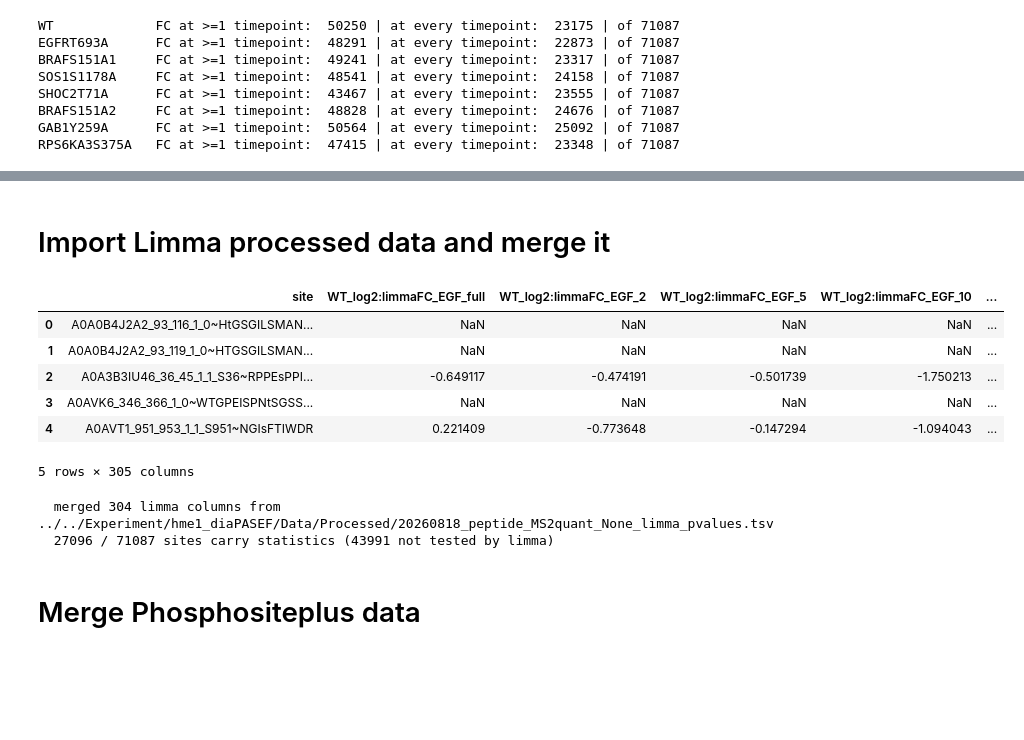
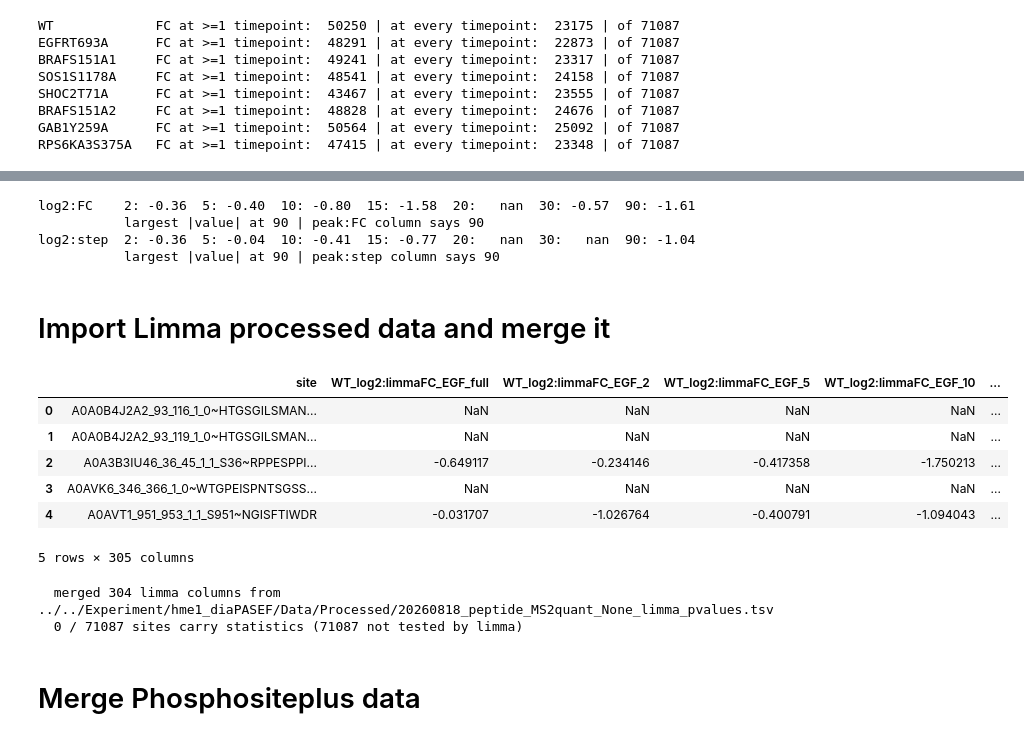
Before and after one commit to IgnacioNavas/TMT_Data_analysis, a Jupyter notebook: notebooks/01_preprocessing/LFQ_diaPASEF.ipynb, the cells around one changed output, grey strips where cells are left out. Saved outputs shown, nothing was run; the diff lists cells and outputs as text; code cells hidden in the pictures; blank space fills up the shorter version.

Commit message:
data transformation

```diff
--- a/notebooks/01_preprocessing/LFQ_diaPASEF.ipynb
+++ b/notebooks/01_preprocessing/LFQ_diaPASEF.ipynb
@@ -260,3 +485,26 @@ RPS6KA3S375A   FC at >=1 timepoint:  47415 | at every timepoint:  23348 | of 710
+# %%
+# Spot-check on one site: the labelled timepoints must be the argmax of |log2:FC| and |log2:step|.
+# `full` / `starve` are dropped here for the same reason add_peak_timepoints() excludes them, and
+# .abs().idxmax() is used rather than numpy argmax — argmax would return a NaN position.
+_row = df_transformed[df_transformed["WT_peak:FC_" + CONDITION].notna()].index[0]
+for _kind, _dtype in [("FC", "log2:FC"), ("step", "log2:step")]:
+    _cols = ColumnSpec.select(df_transformed,
+                              cell_lines=["WT"],
+                              data_type=_dtype,
+                              conditions=["_" + CONDITION + "_"],
+                              exclude_full=True,)
+    _profile = df_transformed.loc[_row, _cols].astype(float)
+    _profile.index = [c.split("_")[-1] for c in _cols]
+    _profile = _profile.drop(labels=["full", "starve"], errors="ignore")
+    print(f"{_dtype:<10} " + "  ".join(f"{tp}:{v:6.2f}" for tp, v in _profile.items()))
+    print(f"{'':<10} largest |value| at "
+          f"{_profile.abs().idxmax() if _profile.notna().any() else 'nothing measured'}"
+          f" | peak:{_kind} column says {df_transformed.loc[_row, 'WT_peak:' + _kind + '_' + CONDITION]}")
+# %% [output]
+log2:FC    2: -0.36  5: -0.40  10: -0.80  15: -1.58  20:   nan  30: -0.57  90: -1.61
+           largest |value| at 90 | peak:FC column says 90
+log2:step  2: -0.36  5: -0.04  10: -0.41  15: -0.77  20:   nan  30:   nan  90: -1.04
+           largest |value| at 90 | peak:step column says 90
 # %%
 # Save. Never overwrite an existing file — the name carries the transformation step.
 # df_transformed.to_csv("../../Experiment/hme1_diaPASEF/Data/Processed/20260818_peptide_MS2quant_None_transformed_nolimma.tsv",sep="\t", index=False)
@@ -265,23 +513,24 @@ df_transformed.head(5)
 # %% [markdown]
 # Import Limma processed data and merge it
 # %%
-limma_pvalues_df = pd.read_csv("../../Experiment/hme1_diaPASEF/Data/Processed/20260818_peptide_MS2quant_None_limma_pvalues.tsv", sep="\t")
+# df_transformed = pd.read_csv("../../Experiment/hme1_diaPASEF/Data/Processed/20260818_peptide_MS2quant_None_transformed_nolimma.tsv",sep="\t")
+limma_pvalues_df = pd.read_csv("../../Experiment/hme1_diaPASEF/Data/Processed/20260824_peptide_MS2quant_None_renamed_batchcorrected_linear_transformed_limma_pvalues.tsv", sep="\t")
 limma_pvalues_df.head(5)
 # %% [output]
 |  | site | WT_log2:limmaFC_EGF_full | WT_log2:limmaFC_EGF_2 | WT_log2:limmaFC_EGF_5 | WT_log2:limmaFC_EGF_10 | ... |
-| 0 | A0A0B4J2A2_93_116_1_0~HtGSGILSMAN... | NaN | NaN | NaN | NaN | ... |
+| 0 | A0A0B4J2A2_93_116_1_0~HTGSGILSMAN... | NaN | NaN | NaN | NaN | ... |
 | 1 | A0A0B4J2A2_93_119_1_0~HTGSGILSMAN... | NaN | NaN | NaN | NaN | ... |
-| 2 | A0A3B3IU46_36_45_1_1_S36~RPPEsPPI... | -0.649117 | -0.474191 | -0.501739 | -1.750213 | ... |
-| 3 | A0AVK6_346_366_1_0~WTGPEISPNtSGSS... | NaN | NaN | NaN | NaN | ... |
-| 4 | A0AVT1_951_953_1_1_S951~NGIsFTIWDR | 0.221409 | -0.773648 | -0.147294 | -1.094043 | ... |
+| 2 | A0A3B3IU46_36_45_1_1_S36~RPPESPPI... | -0.649117 | -0.234146 | -0.417358 | -1.750213 | ... |
+| 3 | A0AVK6_346_366_1_0~WTGPEISPNTSGSS... | NaN | NaN | NaN | NaN | ... |
+| 4 | A0AVT1_951_953_1_1_S951~NGISFTIWDR | -0.031707 | -1.026764 | -0.400791 | -1.094043 | ... |
 5 rows × 305 columns
 # %%
 hme1_diapasef_limma = merge_limma_results(df_transformed,
                                           limma_path = "../../Experiment/hme1_diaPASEF/Data/Processed/20260818_peptide_MS2quant_None_limma_pvalues.tsv",
-                                          key="site")
+                                          key="site_index")
 # %% [output]
   merged 304 limma columns from ../../Experiment/hme1_diaPASEF/Data/Processed/20260818_peptide_MS2quant_None_limma_pvalues.tsv
-  27096 / 71087 sites carry statistics (43991 not tested by limma)
+  0 / 71087 sites carry statistics (71087 not tested by limma)
 # %%
 # hme1_diapasef_limma.to_csv("../../Experiment/hme1_diaPASEF/Data/Processed/20260818_peptide_MS2quant_None_transformed_limma.tsv", sep="\t", index=False)
 # %% [markdown]
```
Also changed, not shown: parts of 14 cells of this notebook, 4 other files.
